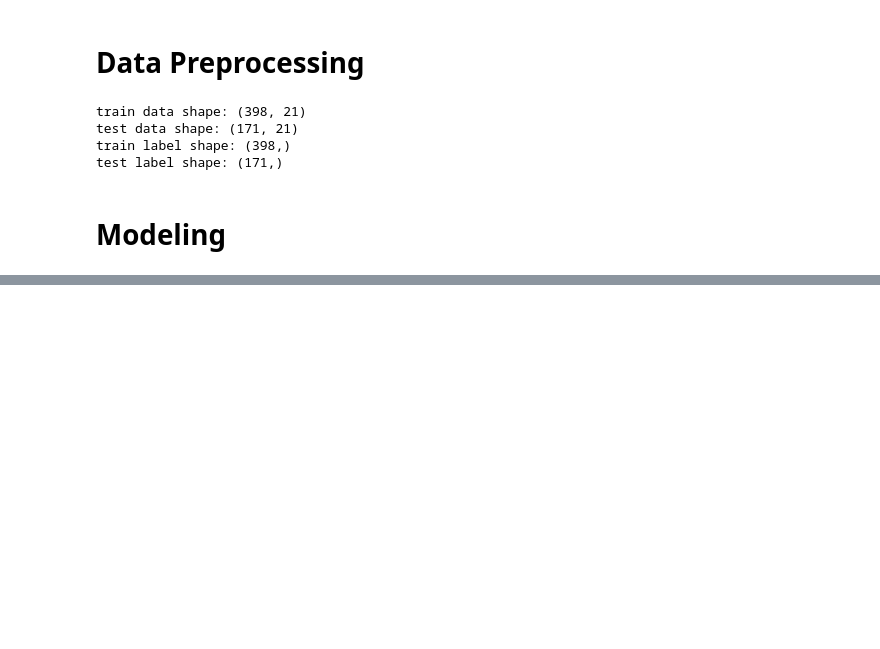
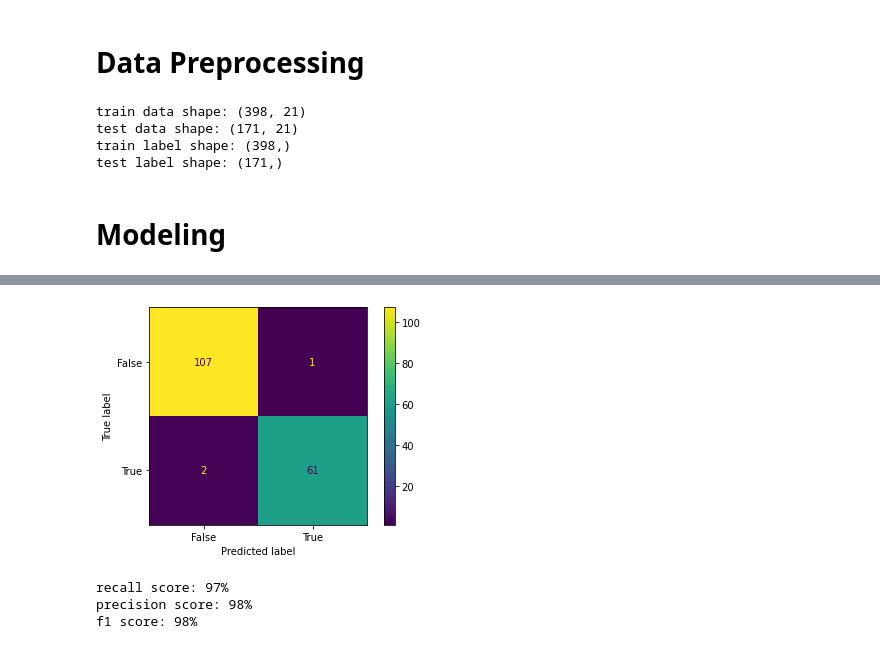
Before and after one commit to lixx21/breast_cancer_classification, a Jupyter notebook: breast_cancer_classification.ipynb, the cells around one changed output, grey strips where cells are left out. Cells and saved outputs as stored; diff of their text form; code cells hidden in the pictures; blank space fills up the shorter version.

```diff
--- a/breast_cancer_classification.ipynb
+++ b/breast_cancer_classification.ipynb
@@ -172,5 +174,5 @@ test label shape: (171,)
 # %%
-classifier = xgb.XGBClassifier(n_estimators = 2, max_leaves = 100, max_depth = 100, grow_policy = 'lossguide')
+classifier = xgb.XGBClassifier(n_estimators = 200)
 classifier.fit(x_train,y_train)
 predict = classifier.predict(x_test)
 # %%
@@ -211,0 +218,5 @@ f1 score: 94%
+# %%
+classifier = TabPFNClassifier(device='cpu', N_ensemble_configurations=32)
+
+classifier.fit(x_train, y_train)
+y_eval, p_eval = classifier.predict(x_test, return_winning_probability=True)
@@ -211,0 +242,8 @@ f1 score: 94%
+# %%
+matrix = confusion_matrix(y_test, y_eval)
+display = ConfusionMatrixDisplay(confusion_matrix = matrix, display_labels = [False, True])
+
+display.plot()
+plt.show()
+# %% [output]
+[figure, added]
@@ -211,0 +254,8 @@ f1 score: 94%
+# %%
+print('recall score: {percent:.0%}'.format(percent=recall))
+print('precision score: {percent:.0%}'.format(percent=precision))
+print('f1 score: {percent:.0%}'.format(percent=f1))
+# %% [output]
+recall score: 97%
+precision score: 98%
+f1 score: 98%
```
Also changed, not shown: parts of 11 cells of this notebook.
